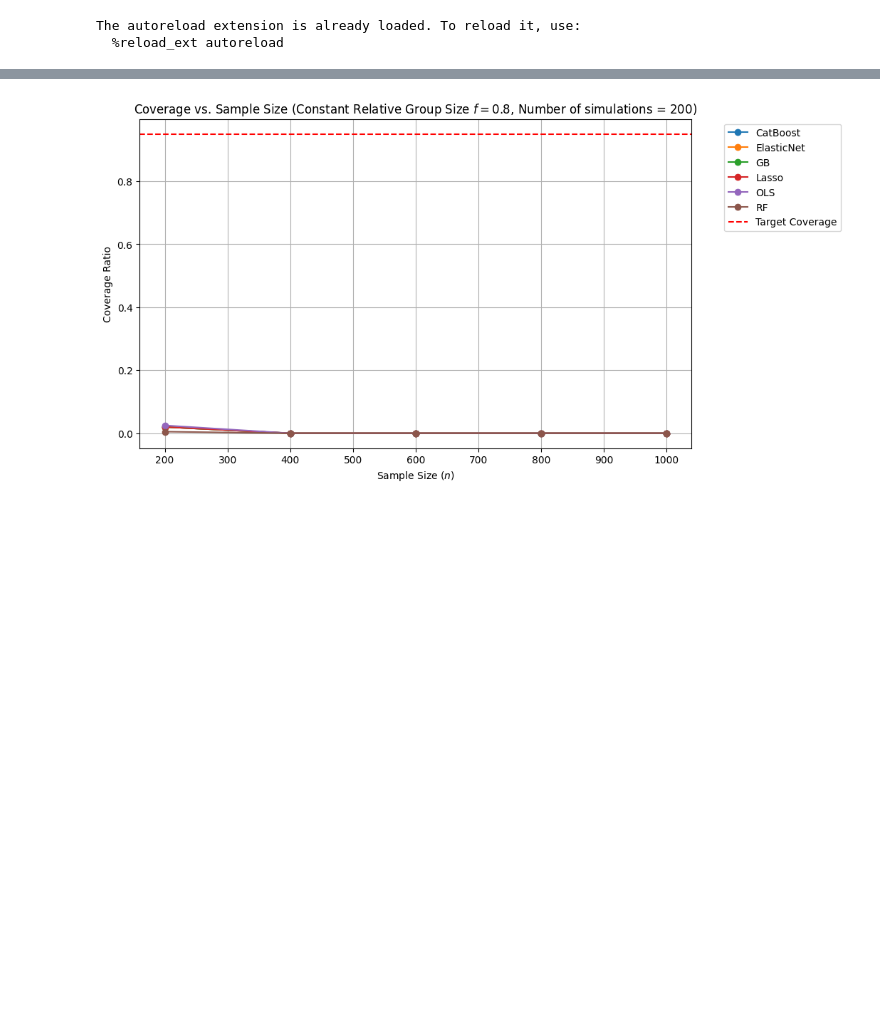
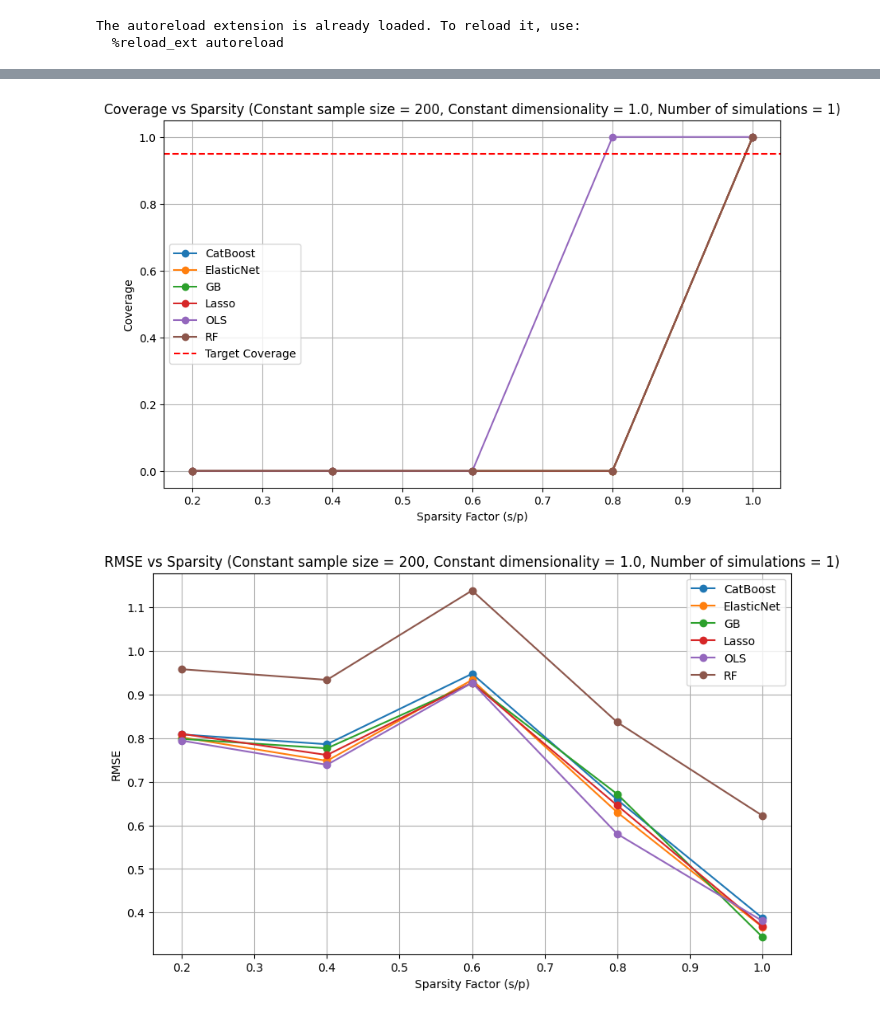
Before and after one commit to Chrisman2003/Debiased-Machine-Learning-with-High-Dimensional-Discrete-Covariates-A-Simulation-Study, a Jupyter notebook: dml_simulation/AIPW/frontend_aipw.ipynb, the cells around one changed output, grey strips where cells are left out. Saved outputs shown, nothing was run; the diff lists cells and outputs as text; code cells hidden in the pictures; blank space fills up the shorter version.

```diff
--- a/dml_simulation/AIPW/frontend_aipw.ipynb
+++ b/dml_simulation/AIPW/frontend_aipw.ipynb
@@ -161,7 +161,7 @@ learners_regime = {
     "ElasticNet": ElasticNet(max_iter=5000),
     "RF": RandomForestRegressor(n_estimators=300, random_state=123, n_jobs=1),
     "GB": GradientBoostingRegressor(n_estimators=300, random_state=123),
-    "CatBoost": CatBoostRegressor(verbose=0, random_state=123, iterations=300),
+    "CatBoost": CatBoostRegressor(verbose=0, random_state=123, iterations=300, thread_count=1),
 }
 # %%
 ## DGP 1
@@ -229,38 +258,54 @@ TypeError: tune_once() got an unexpected keyword argument 'factor_groups'
 # %%
 # ANALYSIS - Sparsity
-sample_sizes = [200, 400, 600, 800, 1000]
-# 2. Fix the Sparsity Ratio (e.g., 0.8 means p is always 80% of n)
-fixed_f = 0.15
+sparsity_sizes = [0.2, 0.4, 0.6, 0.8, 1.0] # Sparsity factors to determine number of unique signals
+fixed_sample_size = 200
+fixed_dimensionality_size = 1.0 # 0.8 was too high
+simulations = 300
+results_n = []
 
-results_size = []
+for spars in sparsity_sizes:
+    print(f"Running simulation for spars_factor={spars}...")
+    # Define learner regime (Tuned or using robust defaults)
+    n_groups, beta_g, p_g = generate_dgp3_params(np.random.default_rng(0), n=fixed_sample_size, dim_factor=fixed_dimensionality_size, spars_factor=spars)
+    tuned_learners = tune_once_parallel(dgp3_supervisor, learners_regime, n=fixed_sample_size, n_groups=n_groups, beta_g=beta_g, p_g=p_g)
+    batch_results = monte_carlo_parallel(dgp3_supervisor, tuned_learners, n=fixed_sample_size, sims=simulations, n_groups=n_groups, beta_g=beta_g, p_g=p_g)
+    batch_results['spars_factor'] = spars
+    results_n.append(batch_results.reset_index())
 
-for n_val in sample_sizes:
-    print(f"Running simulation for n={n_val} (Fixed p/n ratio={fixed_f})...")
+df_n = pd.concat(results_n)
+# Create figures
+fig_cov, ax_cov = plt.subplots(figsize=(10,6))
+fig_rmse, ax_rmse = plt.subplots(figsize=(10,6))
+fig_ci, ax_ci = plt.subplots(figsize=(10,6))
 
-    # We tune on the specific sample size to account for changing n
-    tuned_learners = tune_once(dgp3_supervisor, learners_regime, n=n_val, factor_groups=fixed_f)
+for learner in df_n['Learner'].unique():
+    subset = df_n[df_n['Learner'] == learner].sort_values("spars_factor")
+    x = subset['spars_factor']
+    ax_cov.plot(x, subset['Coverage'], marker='o', label=learner)
+    ax_rmse.plot(x, subset['RMSE'], marker='o', label=learner)
+    ax_ci.plot(x, subset['CI_Width'], marker='o', label=learner)
 
-    # Run Monte Carlo
-    # High sims (250) ensures the lines are smooth and not 'jagged'
-    batch_results = monte_carlo(dgp3_supervisor, tuned_learners, n=n_val, sims=200, factor_groups=fixed_f)
+# Coverage formatting
+ax_cov.axhline(y=0.95, color='r', linestyle='--', label='Target Coverage')
+ax_cov.set_title(f"Coverage vs Sparsity (Constant sample size = {fixed_sample_size}, Constant dimensionality = {fixed_dimensionality_size}, Number of simulations = {simulations})")
+ax_cov.set_xlabel("Sparsity Factor (s/p)")
+ax_cov.set_ylabel("Coverage")
+ax_cov.grid(True)
+ax_cov.legend()
 
-    batch_results['sample_size'] = n_val
-    results_size.append(batch_results.reset_index())
+# RMSE formatting
+ax_rmse.set_title(f"RMSE vs Sparsity (Constant sample size = {fixed_sample_size}, Constant dimensionality = {fixed_dimensionality_size}, Number of simulations = {simulations})")
+ax_rmse.set_xlabel("Sparsity Factor (s/p)")
+ax_rmse.set_ylabel("RMSE")
+ax_rmse.grid(True)
+ax_rmse.legend()
 
-# Process and Plot
-df_size = pd.concat(results_size)
-plt.figure(figsize=(10, 6))
+# CI_Width formatting
+ax_ci.set_title(f"CI Width vs Sparsity (Constant sample size = {fixed_sample_size}, Constant dimensionality = {fixed_dimensionality_size}, Number of simulations = {simulations})")
+ax_ci.set_xlabel("Sparsity Factor (s/p)")
+ax_ci.set_ylabel("CI Width")
+ax_ci.grid(True)
+ax_ci.legend()
 
-for learner in df_size['Learner'].unique():
-    # Corrected plotting line:
-    subset = df_size[df_size['Learner'] == learner]
-    plt.plot(subset['sample_size'], subset['Coverage'], marker='o', label=learner)
-
-plt.axhline(y=0.95, color='r', linestyle='--', label='Target Coverage')
-plt.title(f"Coverage vs. Sample Size (Constant Relative Group Size $f={fixed_f}$, Number of simulations = 200)")
-plt.xlabel("Sample Size ($n$)")
-plt.ylabel("Coverage Ratio")
-plt.legend(bbox_to_anchor=(1.05, 1), loc='upper left')
-plt.grid(True)
 plt.show()
 # %% [output]
@@ -272 +317,2 @@ Running simulation for n=1000 (Fixed p/n ratio=0.8)...
-[figure, old version]
+[figure, new version]
+[figure, added]
```
Also changed, not shown: parts of 4 cells of this notebook, 5 other files.
